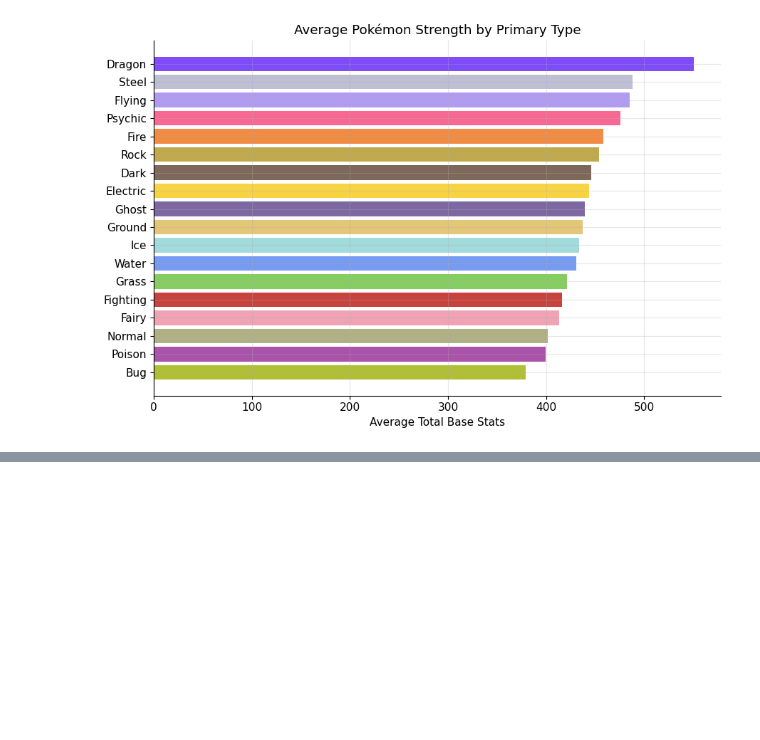
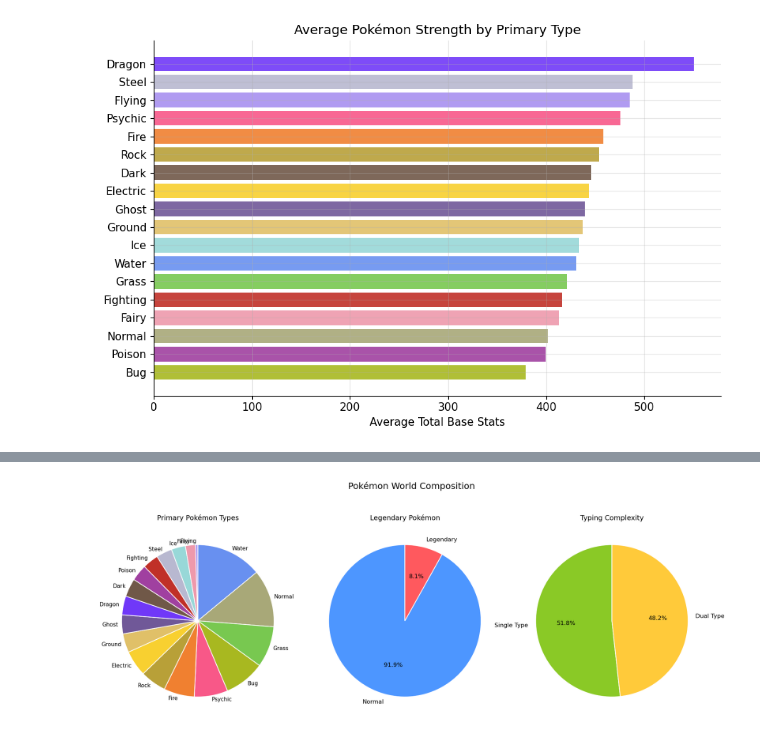
Before and after one commit to tiago2806/ml_pokemon, a Jupyter notebook: exploration.ipynb, the cells around one changed output, grey strips where cells are left out. Drawn from its saved outputs; the diff is of its cells as text; code cells hidden in the pictures; blank space fills up the shorter version.

```diff
--- a/exploration.ipynb
+++ b/exploration.ipynb
@@ -224,0 +306,79 @@ plt.show()
+# %%
+fig, axes = plt.subplots(1, 3, figsize=(18, 7))  # bigger figure
+
+# Increase space between subplots
+fig.subplots_adjust(wspace=0.4)
+
+# -------------------------------------------------
+# 1. Primary type distribution
+# -------------------------------------------------
+
+type_counts = dataset["Type 1"].value_counts()
+type_colors = {
+    "Grass": "#78C850", "Fire": "#F08030", "Water": "#6890F0",
+    "Electric": "#F8D030", "Psychic": "#F85888", "Ice": "#98D8D8",
+    "Dragon": "#7038F8", "Dark": "#705848", "Fairy": "#EE99AC",
+    "Normal": "#A8A878", "Fighting": "#C03028", "Flying": "#A890F0",
+    "Poison": "#A040A0", "Ground": "#E0C068", "Rock": "#B8A038",
+    "Bug": "#A8B820", "Ghost": "#705898", "Steel": "#B8B8D0"
+}
+colors = [type_colors.get(t, "#999999") for t in type_counts.index]
+
+axes[0].pie(
+    type_counts.values,
+    labels=type_counts.index,
+    colors=colors,
+    startangle=90,
+    counterclock=False,
+    labeldistance=1.05,   # space out labels
+    wedgeprops={"edgecolor":"white", "linewidth":1.5}  # sharper wedges
+)
+axes[0].set_title("Primary Pokémon Types", fontsize=14)
+
+# -------------------------------------------------
+# 2. Legendary vs non-Legendary
+# -------------------------------------------------
+
+legendary_counts = dataset["Legendary"].value_counts()
+
+axes[1].pie(
+    legendary_counts.values,
+    labels=["Normal", "Legendary"],
+    colors=["#4D96FF", "#FF595E"],
+    autopct="%1.1f%%",
+    startangle=90,
+    textprops={"fontsize":12},
+    wedgeprops={"edgecolor":"white", "linewidth":1.5}
+)
+axes[1].set_title("Legendary Pokémon", fontsize=14)
+
+# -------------------------------------------------
+# 3. Single-type vs Dual-type
+# -------------------------------------------------
+
+dual_type = dataset["Type 2"].notna() & (dataset["Type 2"] != "None")
+type_mode_counts = dual_type.value_counts()
+
+axes[2].pie(
+    type_mode_counts.values,
+    labels=["Single Type", "Dual Type"],
+    colors=["#8AC926", "#FFCA3A"],
+    autopct="%1.1f%%",
+    startangle=90,
+    textprops={"fontsize":12},
+    wedgeprops={"edgecolor":"white", "linewidth":1.5}
+)
+axes[2].set_title("Typing Complexity", fontsize=14)
+
+# -------------------------------------------------
+# Global aesthetics
+# -------------------------------------------------
+
+for ax in axes:
+    ax.axis("equal")  # perfect circles
+
+fig.suptitle("Pokémon World Composition", fontsize=18)
+plt.tight_layout(rect=[0, 0, 1, 0.93])
+plt.show()
+# %% [output]
+[figure, added]
```
Also changed, not shown: parts of 5 cells of this notebook.
